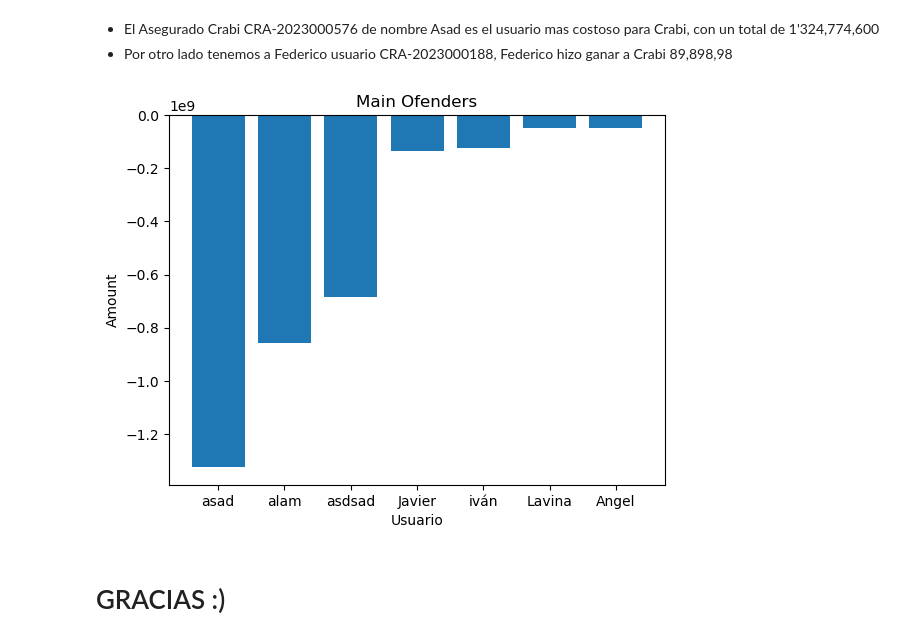
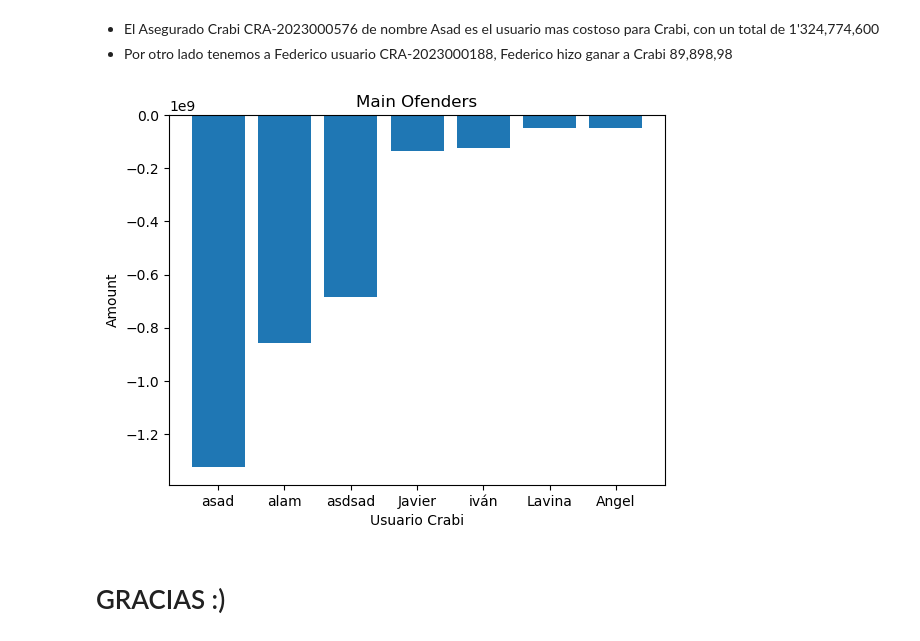
Before and after one commit to geyneph/CrabiTest, a Jupyter notebook: WorkSpace/NotebookAnalysis.ipynb, the cells around one changed output. Cells and saved outputs as stored; diff of their text form; code cells hidden in the pictures.

```diff
--- a/WorkSpace/NotebookAnalysis.ipynb
+++ b/WorkSpace/NotebookAnalysis.ipynb
@@ -781,16 +781,16 @@ User_Sum
 # %%
 #Plotting data
 data = User_Sum.head(10)
 plt.figure()
 plt.bar(
     data['first_name'],
     data['amount_x']
 )
-plt.xlabel('Usuario')
+plt.xlabel('Usuario Crabi')
 plt.ylabel('Amount')
 plt.title('Main Ofenders')
 plt.show()
 # %% [output]
-[figure, old version]
+[figure, new version]
 # %% [markdown]
 # GRACIAS :)
```
Also changed, not shown: 1 other file.
